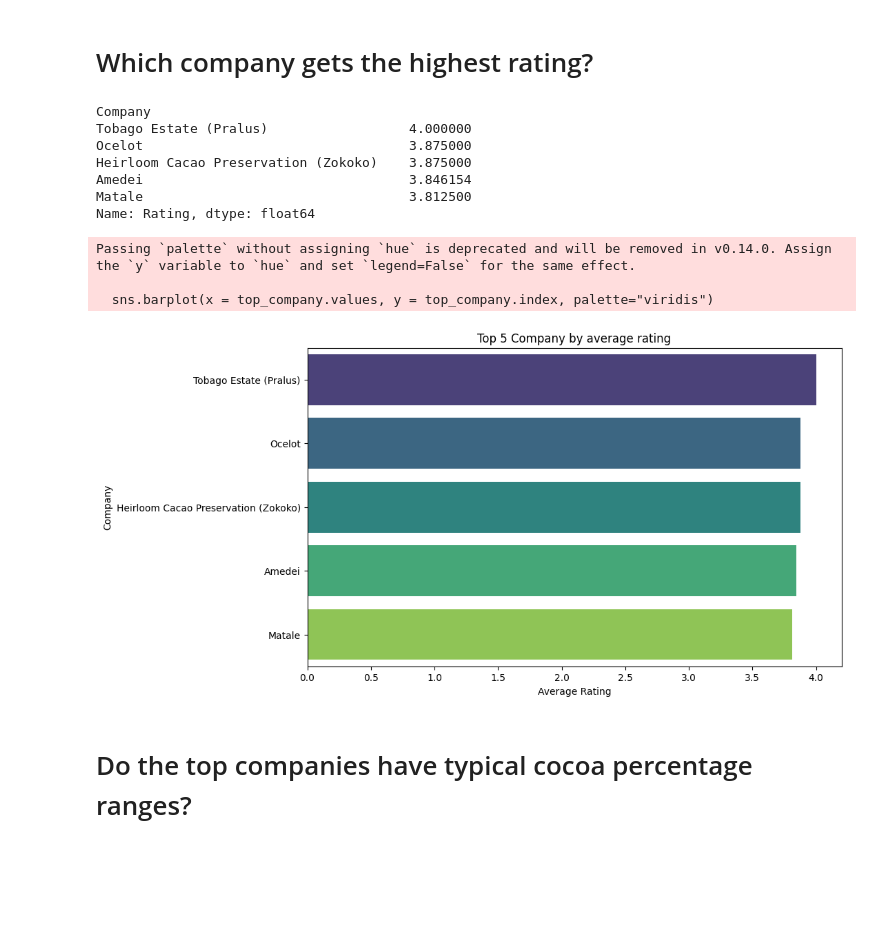
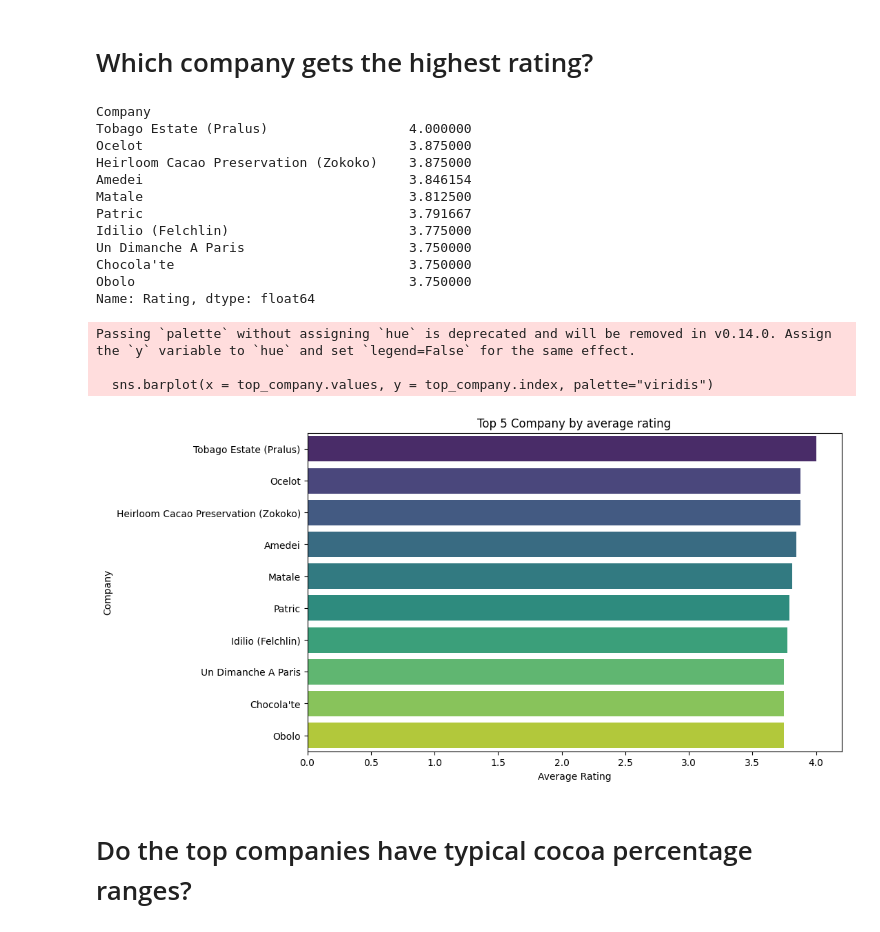
Before and after one commit to sujira7236212/Chocolate_Analysis, a Jupyter notebook: chocolate_bar_ratings.ipynb, the cells around one changed output. Saved outputs shown, nothing was run; the diff lists cells and outputs as text; code cells hidden in the pictures; blank space fills up the shorter version.

```diff
--- a/chocolate_bar_ratings.ipynb
+++ b/chocolate_bar_ratings.ipynb
@@ -275,31 +275,37 @@ plt.show()
 # %%
 #Average rating per company
 company_rating = df.groupby('Company')['Rating'].mean().sort_values(ascending = False)
 
 #Top 10 highest rating
-top_company = company_rating.head(5)
+top_company = company_rating.head(10)
 print(top_company)
 
-top5_companies = company_rating.head(5).index.tolist()
+# top5_companies = company_rating.head(5).index.tolist()
+top10_companies = company_rating.head(10).index.tolist()
 
 #Visualize
 plt.figure(figsize=(10,6))
 sns.barplot(x = top_company.values, y = top_company.index, palette="viridis")
 plt.xlabel("Average Rating")
 plt.title("Top 5 Company by average rating")
 plt.show()
 # %% [output]
 Company
 Tobago Estate (Pralus)                  4.000000
 Ocelot                                  3.875000
 Heirloom Cacao Preservation (Zokoko)    3.875000
 Amedei                                  3.846154
 Matale                                  3.812500
+Patric                                  3.791667
+Idilio (Felchlin)                       3.775000
+Un Dimanche A Paris                     3.750000
+Chocola'te                              3.750000
+Obolo                                   3.750000
 Name: Rating, dtype: float64
 Passing `palette` without assigning `hue` is deprecated and will be removed in v0.14.0. Assign the `y` variable to `hue` and set `legend=False` for the same effect.
 
   sns.barplot(x = top_company.values, y = top_company.index, palette="viridis")
-[figure, old version]
+[figure, new version]
 # %% [markdown]
 # Do the top companies have typical cocoa percentage ranges?
 # %%
```
Also changed, not shown: parts of 2 cells of this notebook.
